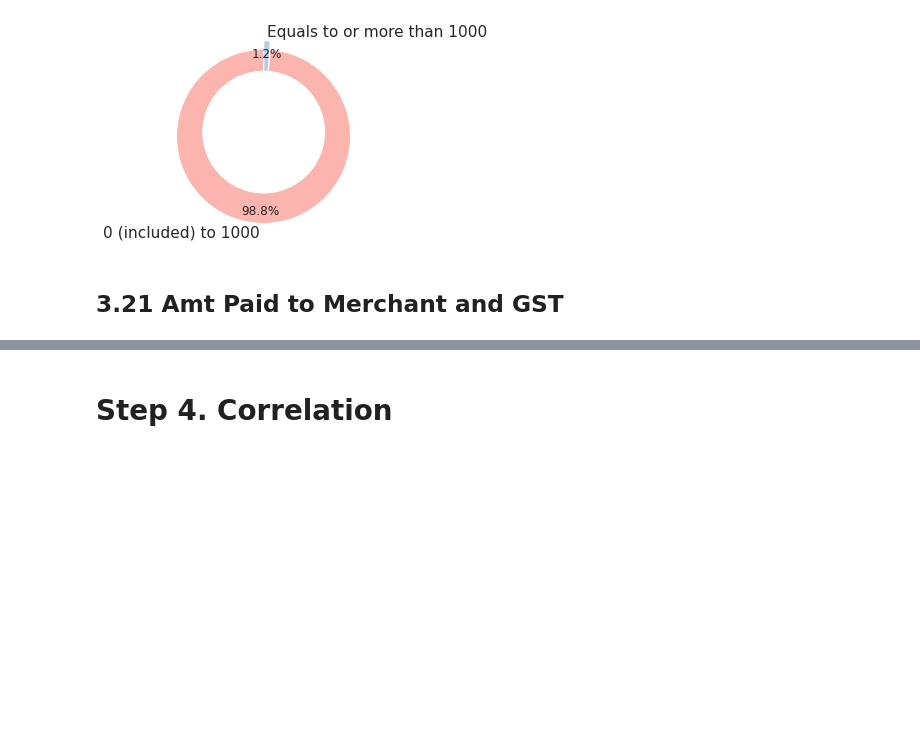
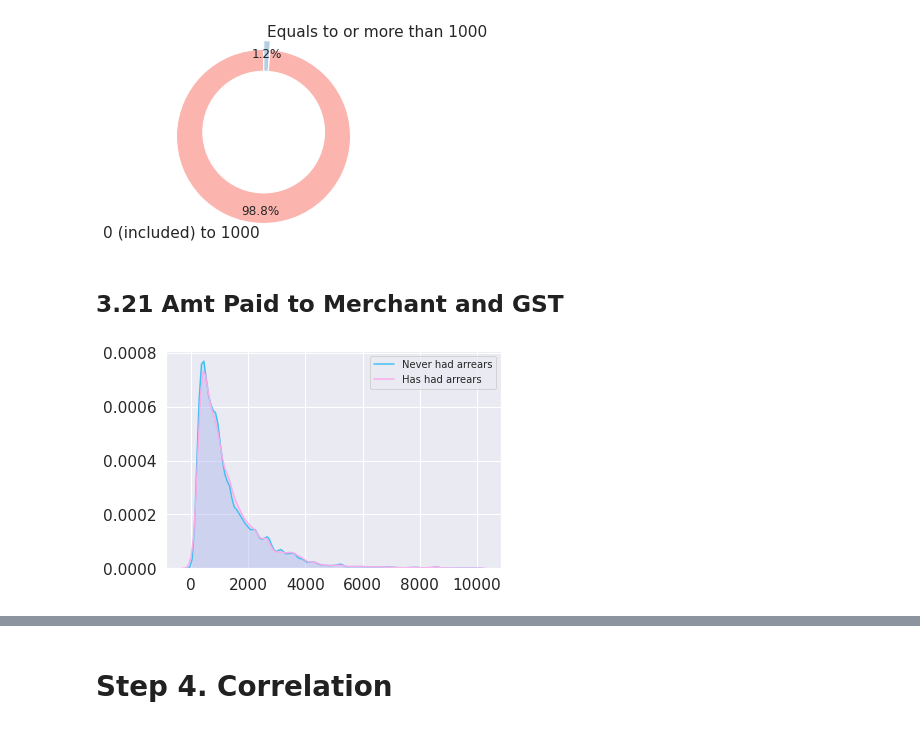
Before and after one commit to yanglinjing/vmor, a Jupyter notebook: Copy_of_Copy_of_Bank_customer_30.ipynb, the cells around one changed output, grey strips where cells are left out. Drawn from its saved outputs; the diff is of its cells as text; code cells hidden in the pictures; blank space fills up the shorter version.

```diff
--- a/Copy_of_Copy_of_Bank_customer_30.ipynb
+++ b/Copy_of_Copy_of_Bank_customer_30.ipynb
@@ -1023,0 +1015,4 @@ df = df_raw.copy()
+# %%
+plot_compare_line('Amt Paid To Merchant_nettofmerchfeesandGST', 10000)
+# %% [output]
+[figure, added]
```
Also changed, not shown: parts of 62 cells of this notebook.
